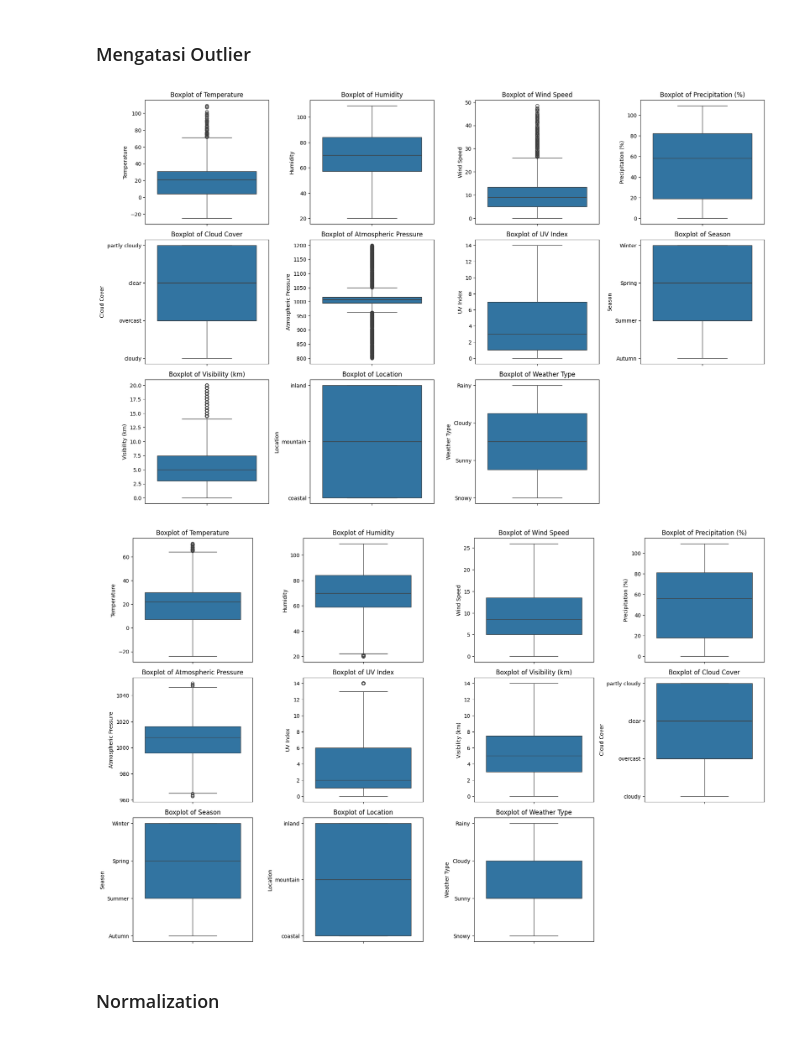
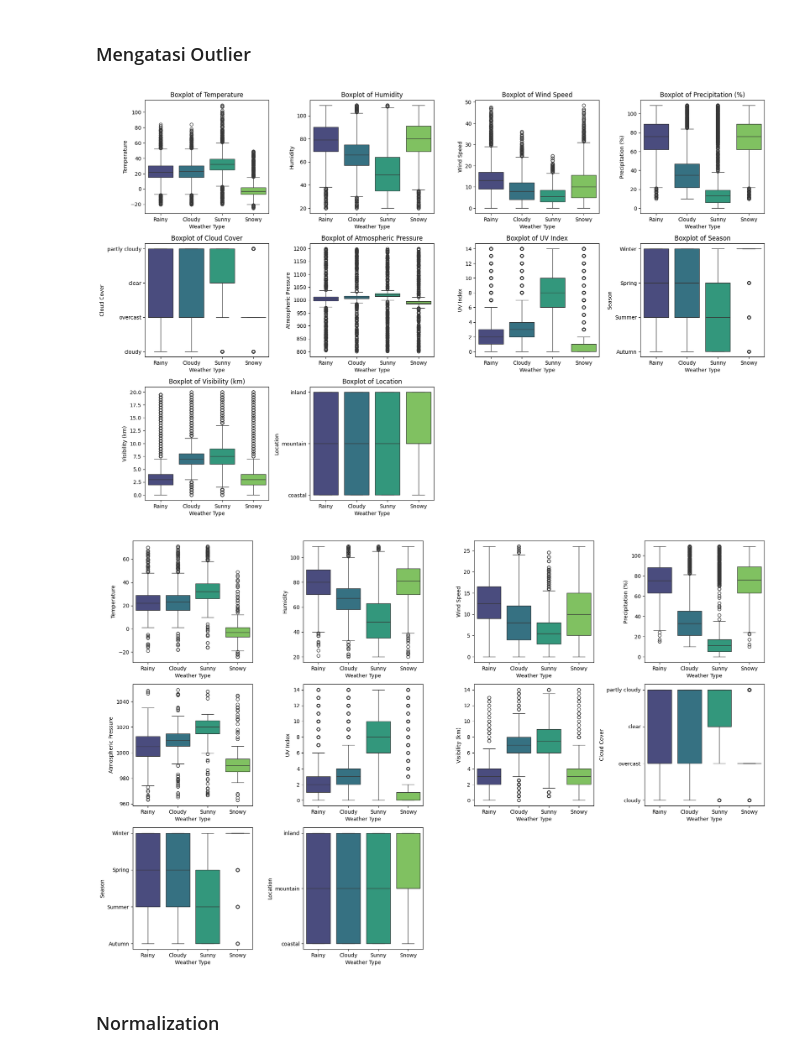
Before and after one commit to andrapratama05/Eksperimen_SML_Andra-Pratama, a Jupyter notebook: preprocessing/Eksperimen_Andra.ipynb, the cells around one changed output. Cells and saved outputs as stored; diff of their text form; code cells hidden in the pictures.

```diff
--- a/preprocessing/Eksperimen_Andra.ipynb
+++ b/preprocessing/Eksperimen_Andra.ipynb
@@ -185,14 +185,15 @@ np.int64(0)
 plt.figure(figsize=(18, 15))
 
 for i, column in enumerate(df, 1):
-    plt.subplot(4, 4, i)
-    sns.boxplot(df[column])
-    plt.title(f'Boxplot of {column}')
+    if column != 'Weather Type':
+        plt.subplot(4, 4, i)
+        sns.boxplot(x='Weather Type', y=column, data=df, hue='Weather Type', palette='viridis')
+        plt.title(f'Boxplot of {column}')
 
 plt.tight_layout()
 plt.show()
 # %% [output]
-[figure, old version]
+[figure, new version]
 # %%
 numeric_features = numeric_columns.columns
 categorical_features = categorical_columns.columns
@@ -208,15 +209,15 @@ df = pd.concat([df_filtered_numeric, df.loc[condition, categorical_features]], a
 # %%
 plt.figure(figsize=(18, 15))
 
 for i, column in enumerate(df, 1):
-    plt.subplot(4, 4, i)
-    sns.boxplot(df[column])
-    plt.title(f'Boxplot of {column}')
+    if column != 'Weather Type':
+        plt.subplot(4, 4, i)
+        sns.boxplot(x='Weather Type', y=column, data=df, hue='Weather Type', palette='viridis')
 
 plt.tight_layout()
 plt.show()
 # %% [output]
-[figure, old version]
+[figure, new version]
 # %% [markdown]
 ### Normalization
 # %%
```
Also changed, not shown: parts of 1 cell of this notebook, 2 other files.
